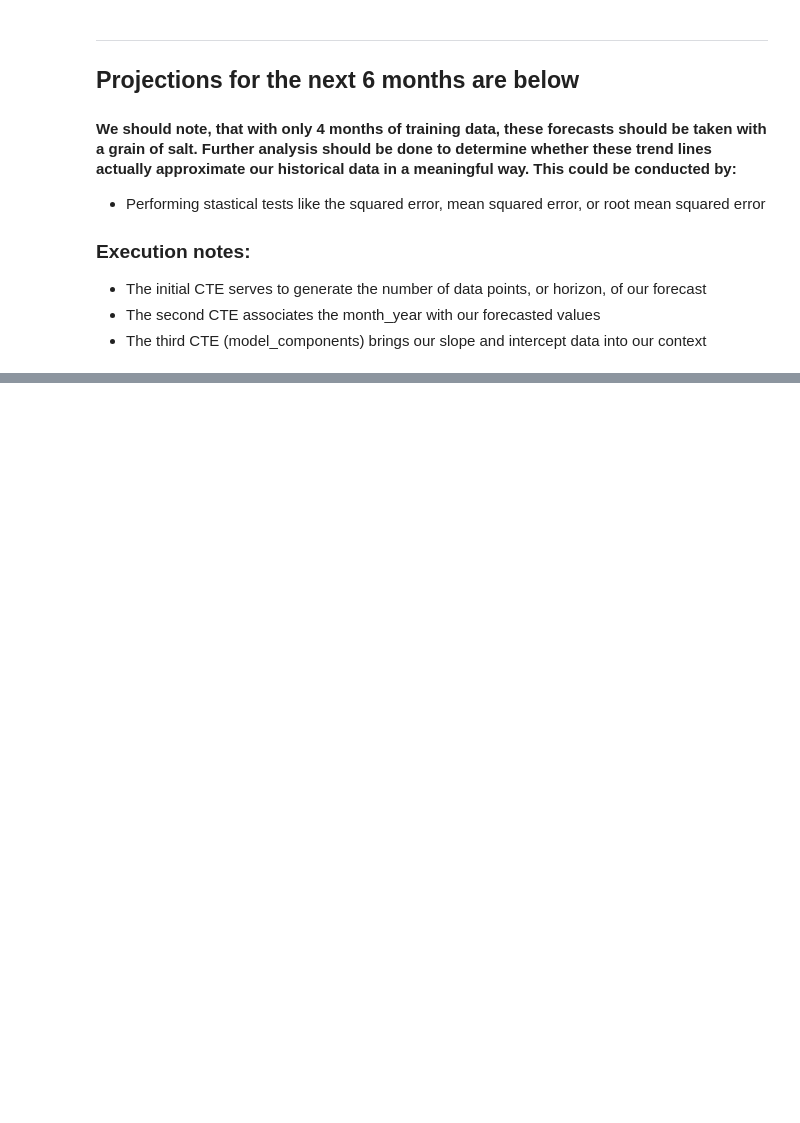
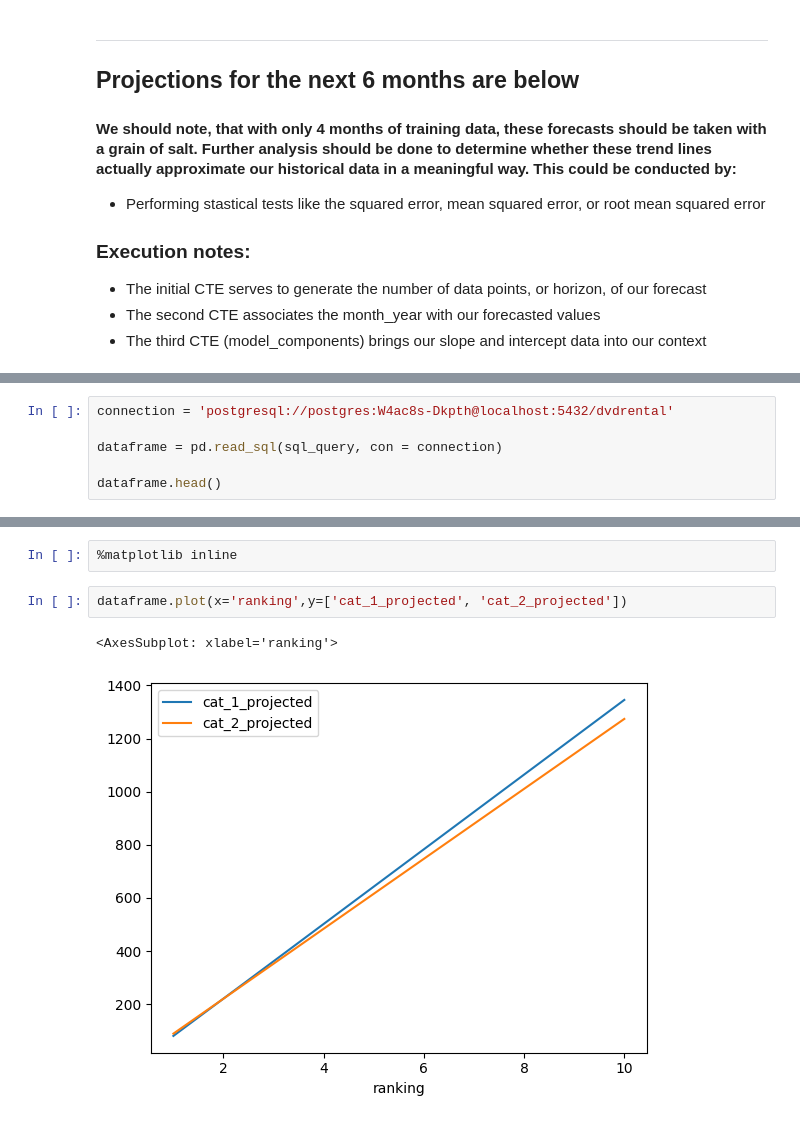
Before and after one commit to digital-tyler/diy_database, a Jupyter notebook: database_sample_data.ipynb, the cells around one changed output, grey strips where cells are left out. Drawn from its saved outputs; the diff is of its cells as text; blank space fills up the shorter version.

Commit message:
Adding some Pandas work to visualize our historical and projected data.

```diff
--- a/database_sample_data.ipynb
+++ b/database_sample_data.ipynb
@@ -692,0 +873,6 @@ from forecast_range_readable frr
+# %%
+connection = 'postgresql://postgres:W4ac8s-Dkpth@localhost:5432/dvdrental'
+
+dataframe = pd.read_sql(sql_query, con = connection)
+
+dataframe.head()
@@ -692,0 +906,7 @@ from forecast_range_readable frr
+# %%
+%matplotlib inline
+# %%
+dataframe.plot(x='ranking',y=['cat_1_projected', 'cat_2_projected'])
+# %% [output]
+<AxesSubplot: xlabel='ranking'>
+[figure, added]
```
Also changed, not shown: parts of 6 cells of this notebook.
